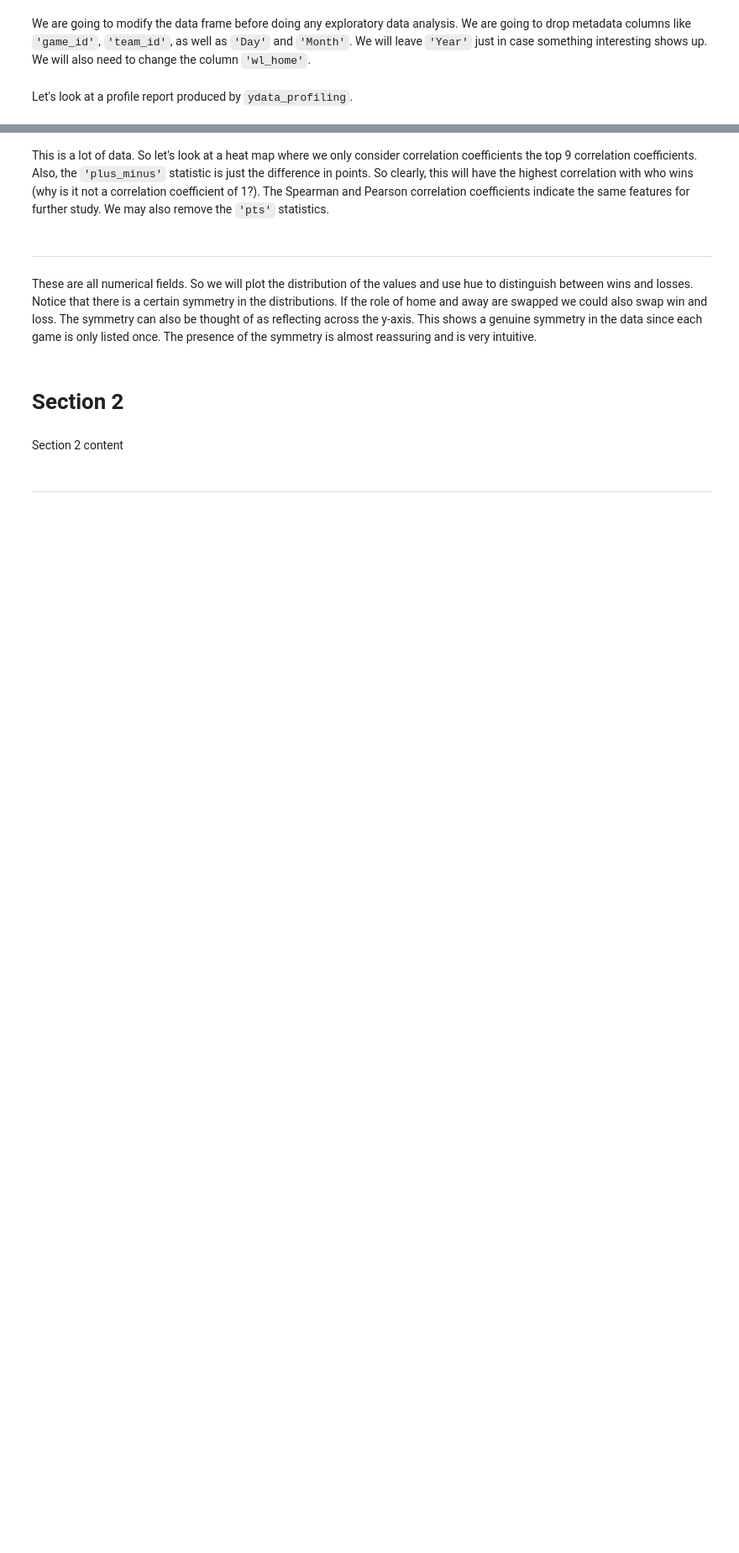
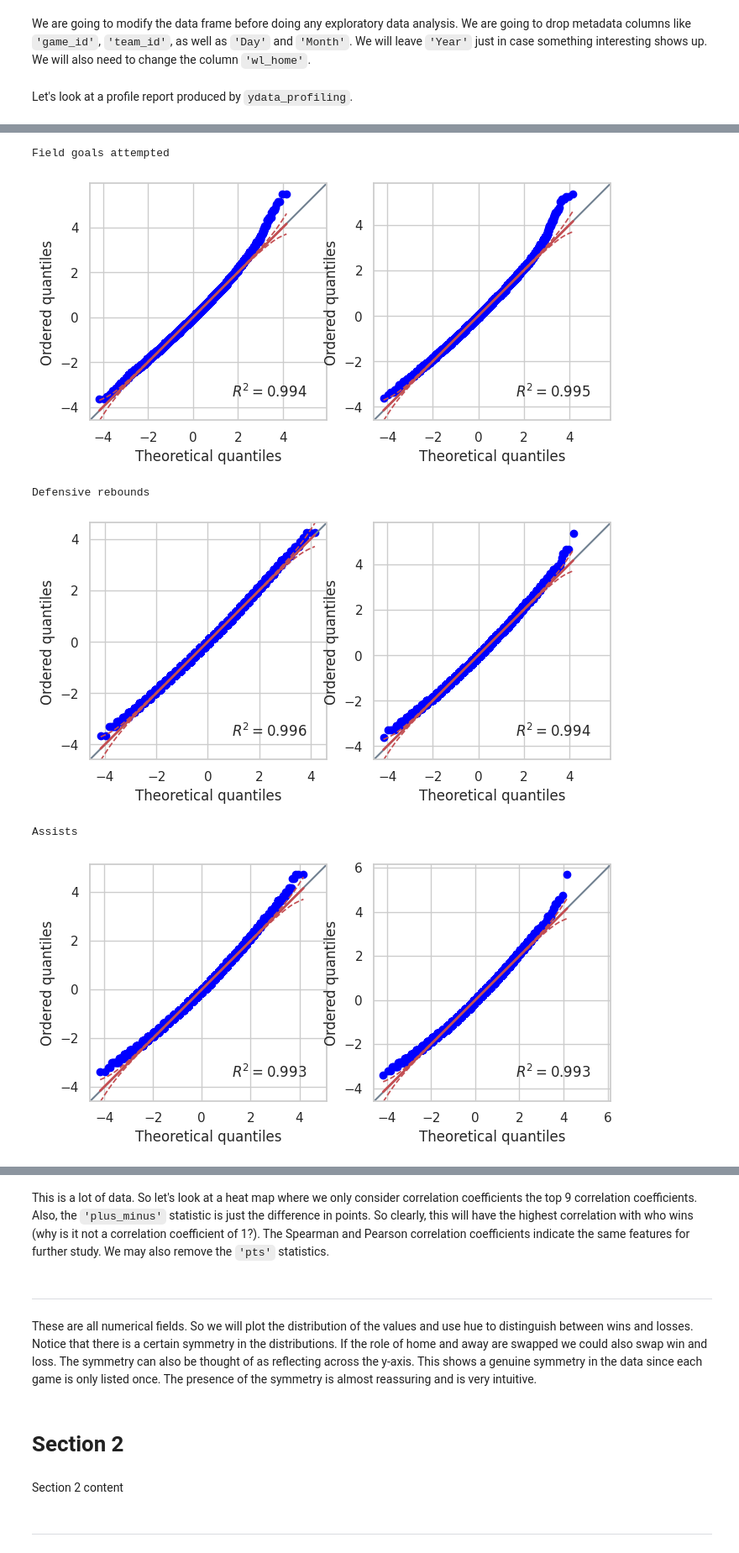
Before and after one commit to smtilson/pp5-ml-dashboard, a Jupyter notebook: jupyter_notebooks/03_Basic_Data_Analytics.ipynb, the cells around one changed output, grey strips where cells are left out. Shown at 84% size. Cells and saved outputs as stored; diff of their text form; code cells hidden in the pictures; blank space fills up the shorter version.

```diff
--- a/jupyter_notebooks/03_Basic_Data_Analytics.ipynb
+++ b/jupyter_notebooks/03_Basic_Data_Analytics.ipynb
@@ -67,7 +64,7 @@ We are going to modify the data frame before doing any exploratory data analysis
 # %%
 game_eda = game_data.drop(labels=['game_id','min','season_id', 'team_id_home', 'team_id_away', 'Day', 'Month'], axis=1)
 game_eda['home_wins'] = game_eda.apply(lambda x: 1 if x['wl_home'] == 'W' else 0, axis=1)
-game_eda.drop(labels=['wl_home','wl_away'], axis=1, inplace=True)
+game_eda.drop(labels=['wl_home'], axis=1, inplace=True)
 # %% [markdown]
 Let's look at a profile report produced by `ydata_profiling`.
 # %%
@@ -80,0 +101,25 @@ It is interesting that many of the distributions have the shape of a normal dist
+# %%
+import pingouin as pg
+
+good_dists = ['fga','dreb','ast']
+bad_dists = ['fg3a','fg3m','blk']
+translation = {'fga':'Field goals attempted','dreb':'Defensive rebounds','ast':'Assists','fg3a':'3 pointersattempted','fg3m':'3 pointers made','blk':'Blocks'}
+def qq_plot_home_away(df,vars,translation):
+    for var in vars:
+        var_1 = var + '_home'
+        var_2 = var + '_away'
+        fig, axes = plt.subplots(ncols=2, nrows=1, figsize=(8, 4))
+        pg.qqplot(df[var_1], dist='norm', ax=axes[0])
+        pg.qqplot(df[var_2], dist='norm', ax=axes[1])
+        print(translation[var])
+        plt.show()
+
+qq_plot_home_away(game_eda,good_dists, translation)
+qq_plot_home_away(game_eda,bad_dists,translation)
+# %% [output]
+Field goals attempted
+[figure, added]
+Defensive rebounds
+[figure, added]
+Assists
+[figure, added]
```
Also changed, not shown: parts of 31 cells of this notebook, 4 other files.
